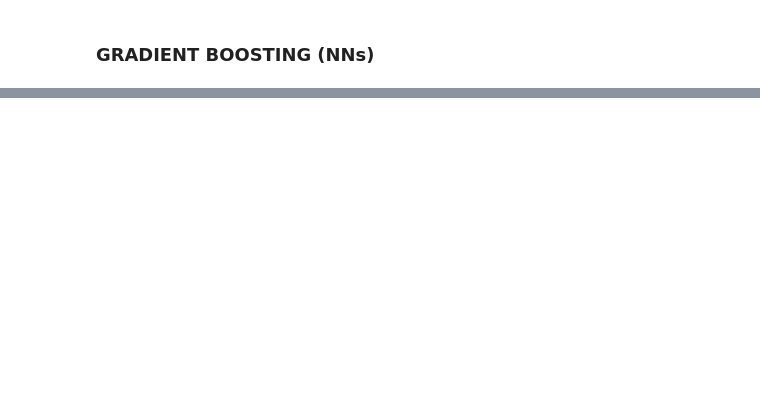
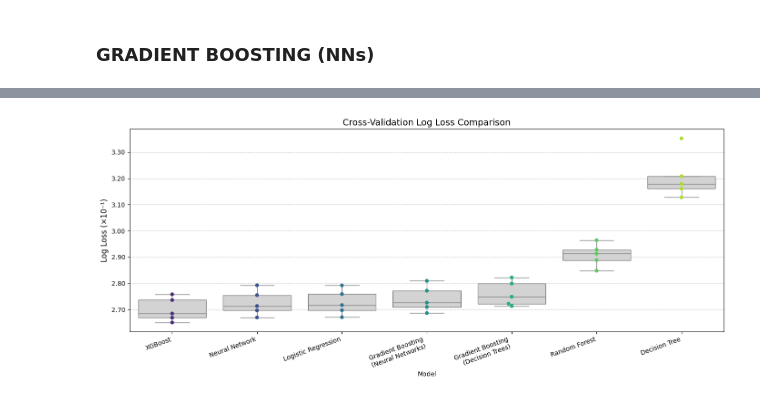
Before and after one commit to oriolraventost/gradient-boosting-implementation, a Jupyter notebook: notebooks/heart.ipynb, the cells around one changed output, grey strips where cells are left out. Saved outputs shown, nothing was run; the diff lists cells and outputs as text; code cells hidden in the pictures; blank space fills up the shorter version.

```diff
--- a/notebooks/heart.ipynb
+++ b/notebooks/heart.ipynb
@@ -410,7 +424,8 @@ Gradient boosting (DTs) accuracy: [0.88765, 0.8906, 0.88505, 0.88725, 0.88305]
 
 xgb_log_loss_scores = []
 xgb_accuracy_scores = []
-xgb_oof_preds = np.zeros(len(raw_train))
+num_classes = len(np.unique(raw_train[target]))
+xgb_oof_preds = np.zeros((len(raw_train), num_classes), dtype=float)
 
 for train_idx, valid_idx in skf.split(raw_train, raw_train[target]):
     train_df = raw_train.iloc[train_idx]
@@ -428,19 +443,20 @@ for train_idx, valid_idx in skf.split(raw_train, raw_train[target]):
         subsample=0.8,
         colsample_bytree=0.8,
         reg_lambda=1.0,
-        early_stopping_rounds=25
+        early_stopping_rounds=10,
+        random_state=42
     )
 
     xgb.fit(X_train.values, y_train.values, eval_set=[(X_valid.values, y_valid.values)], verbose=False)
 
-    preds = xgb.predict(X_valid.values).ravel()
-    xgb_oof_preds[valid_idx] = preds
+    prob_preds = xgb.predict_proba(X_valid.values)
+    class_preds = np.argmax(prob_preds, axis=1)
 
-    fold_log_loss = log_loss(y_valid, preds)
-    fold_accuracy = accuracy_score(y_valid, preds)
+    xgb_oof_preds[valid_idx] = prob_preds
+
+    fold_log_loss = log_loss(y_valid, prob_preds, labels=np.unique(y_train))
+    fold_accuracy = accuracy_score(y_valid, class_preds)
 
     xgb_log_loss_scores.append(fold_log_loss)
     xgb_accuracy_scores.append(fold_accuracy)
-
-    print('-' * 50)
 # %% [output]
@@ -506,0 +581,63 @@ for train_idx, valid_idx in skf.split(raw_train, raw_train[target]):
+# %%
+# 1. Prepare data
+results_df = pd.DataFrame({
+    'Logistic Regression': logistic_log_loss_scores,
+    'Decision Tree': dt_log_loss_scores,
+    'Random Forest': rf_log_loss_scores,
+    'Neural Network': mlp_log_loss_scores,
+    "GB (Decision Trees)": gb_log_loss_scores,
+    'XGBoost': xgb_log_loss_scores,
+    'GB (Neural Networks)': nn_gb_log_loss_scores
+})
+
+melted_df = results_df.melt(var_name='Model', value_name='Log Loss')
+
+# 2. Rename with clean multi-line labels
+melted_df['Model'] = melted_df['Model'].replace({
+    "GB (Decision Trees)": "Gradient Boosting\n(Decision Trees)",
+    "GB (Neural Networks)": "Gradient Boosting\n(Neural Networks)"
+})
+
+# 3. Order models by mean Log Loss (best → worst)
+model_order = (
+    melted_df.groupby('Model')['Log Loss']
+    .mean()
+    .sort_values()
+    .index
+)
+
+# 4. Plot
+plt.figure(figsize=(14, 6))
+
+sns.boxplot(
+    data=melted_df,
+    x='Model',
+    y='Log Loss',
+    order=model_order,
+    color='lightgray',
+    showfliers=False
+)
+
+sns.swarmplot(
+    data=melted_df,
+    x='Model',
+    y='Log Loss',
+    order=model_order,
+    palette='viridis',
+    size=6
+)
+
+# 5. Y-axis in 10^-1 scale
+ax = plt.gca()
+ax.yaxis.set_major_formatter(ticker.FuncFormatter(lambda x, _: f'{x*1e1:.2f}'))
+plt.ylabel('Log Loss (×10⁻¹)', fontsize=12)
+
+# 6. Clean styling
+plt.xticks(rotation=20, ha='right')
+plt.title('Cross-Validation Log Loss Comparison', fontsize=14)
+plt.grid(axis='y', linestyle='--', alpha=0.7)
+
+plt.tight_layout()
+plt.show()
+# %% [output]
+[figure, added]
```
Also changed, not shown: parts of 21 cells of this notebook.
